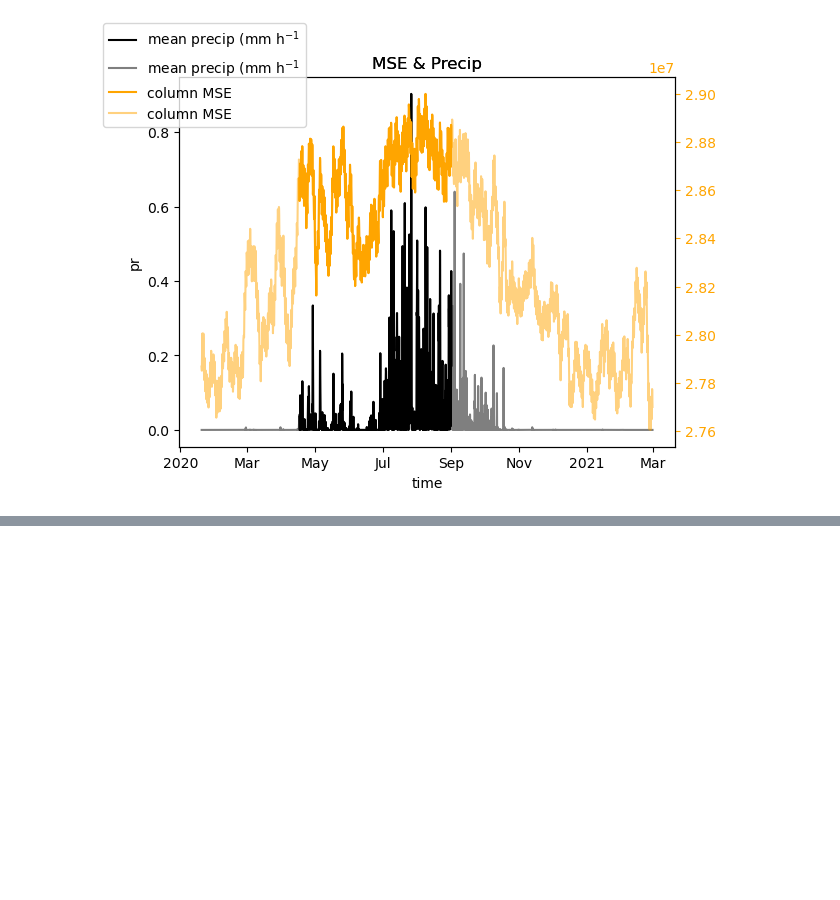
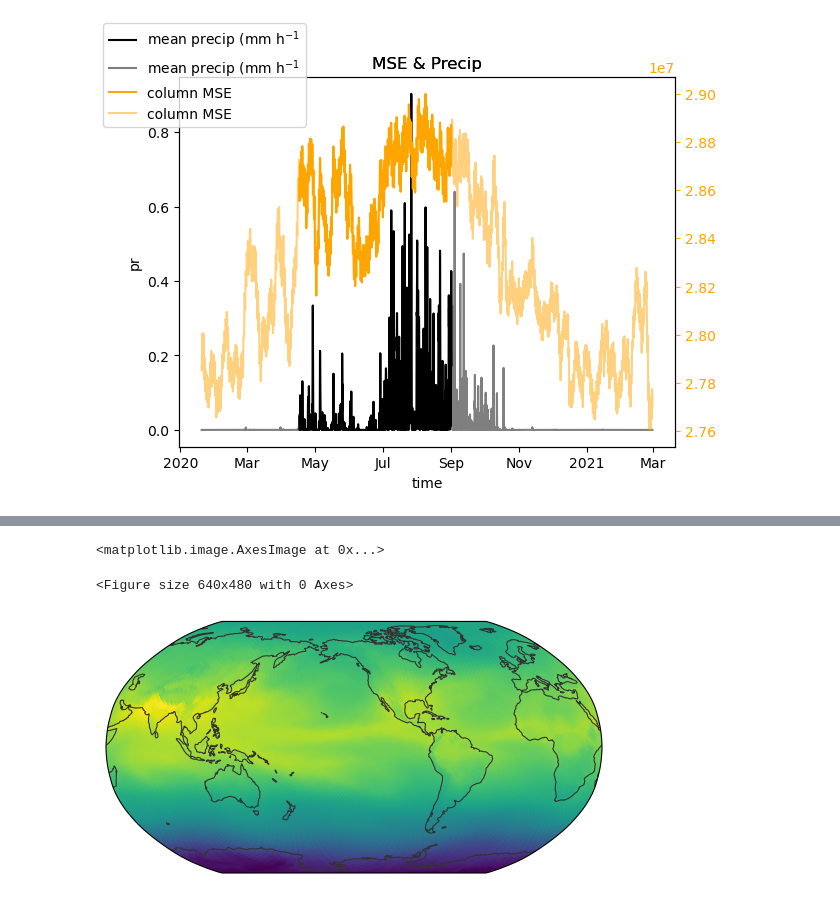
Before and after one commit to fran-morris-research/hackathon-monsoons, a Jupyter notebook: mse/mse_calc_test.ipynb, the cells around one changed output, grey strips where cells are left out. Cells and saved outputs as stored; diff of their text form; code cells hidden in the pictures; blank space fills up the shorter version.

```diff
--- a/mse/mse_calc_test.ipynb
+++ b/mse/mse_calc_test.ipynb
@@ -45,11 +51,14 @@ pr = sim_cat(zoom=zoom, time='PT1H').to_dask().pipe(hp_mods).pr
 # %%
+def calc_mse(ds):
+    g = mpconst.g.magnitude
+    cp = mpconst.dry_air_spec_heat_press.magnitude
+    Lv = mpconst.water_heat_vaporization.magnitude
 
-g = mpconst.g.magnitude
-cp = mpconst.dry_air_spec_heat_press.magnitude
-Lv = mpconst.water_heat_vaporization.magnitude
+    h = cp * ds.ta + ds.zg + Lv * ds.hus
+    H = mass_weighted_column_integral(h)
+    return H
 
-h = cp * ds.ta + ds.zg + Lv * ds.hus
-H = mass_weighted_column_integral(h)
+H=calc_mse(ds)
 
 hp_to_latlon(H.sel(time="2020-07-10 12:00"),zoom=zoom).plot()
 # %% [output]
@@ -100,0 +122,14 @@ fig.legend(loc="upper left")
+# %%
+zoom=5
+ds = sim_cat(zoom=zoom, time="PT3H").to_dask().rename({"healpix_index": "cell"})
+H = calc_mse(ds)
+this_time = "2020-07"
+this_H = H.sel(time=this_time).mean(dim="time")
+this_H_ring = hp.pixelfunc.reorder(this_H.compute().data.squeeze(), inp="NEST", out="RING")
+H_alms = hp.sphtfunc.map2alm(this_H_ring)
+der1 = hp.sphtfunc.alm2map_der1(H_alms, nside=2**zoom)
+egh.healpix_show(this_H)
+# %% [output]
+<matplotlib.image.AxesImage at 0x...>
+<Figure size 640x480 with 0 Axes>
+[figure, added]
```
Also changed, not shown: parts of 14 cells of this notebook.
